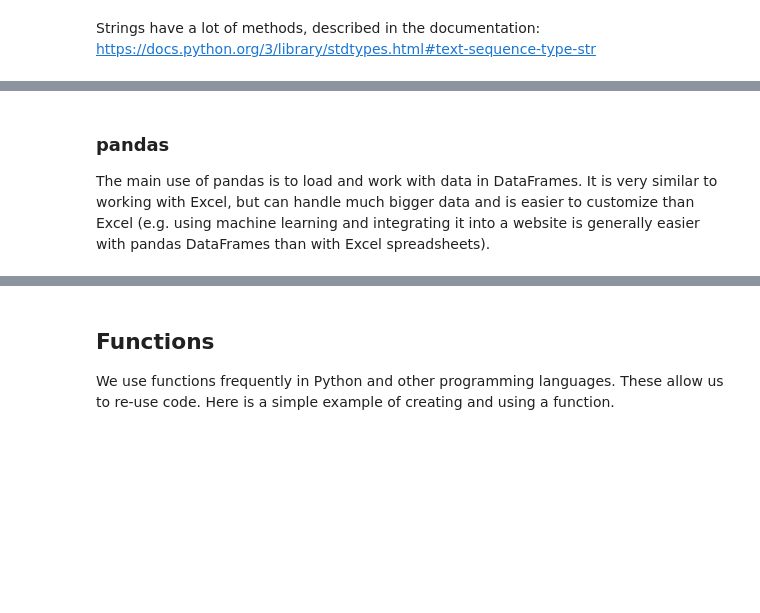
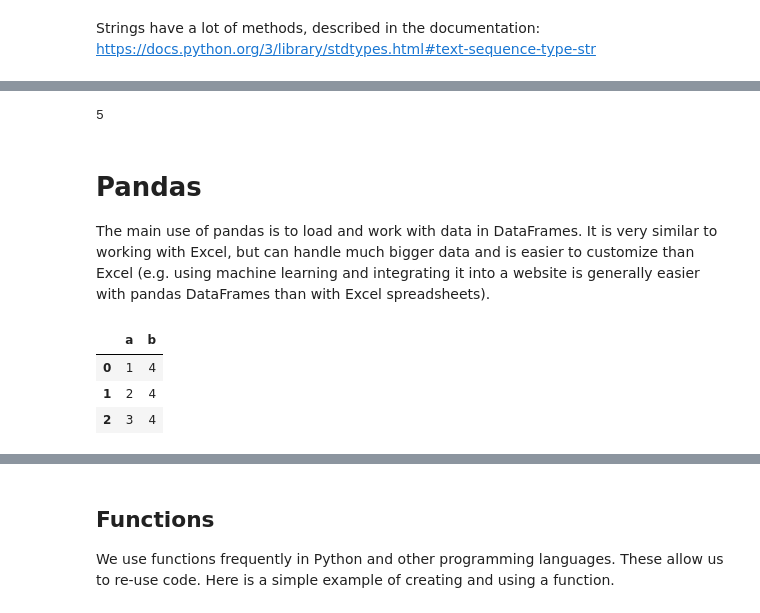
Before and after one commit to bizdataguy/msds600W1, a Jupyter notebook: Intro_Jupyter_Notebook_Python_Exercise.ipynb, the cells around one changed output, grey strips where cells are left out. Cells and saved outputs as stored; diff of their text form; code cells hidden in the pictures; blank space fills up the shorter version.

```diff
--- a/Intro_Jupyter_Notebook_Python_Exercise.ipynb
+++ b/Intro_Jupyter_Notebook_Python_Exercise.ipynb
@@ -109,11 +165,19 @@ np.random.randint(0, 100, (5, 2))
 # %%
 # this returns the average
 np.mean(an_array)
+int(np.mean(an_array))
+# %% [output]
+5
 # %% [markdown]
-### pandas
+# Pandas
 The main use of pandas is to load and work with data in DataFrames.  It is very similar to working with Excel, but can handle much bigger data and is easier to customize than Excel (e.g. using machine learning and integrating it into a website is generally easier with pandas DataFrames than with Excel spreadsheets).
 # %%
 # a dataframe is the basic building block for pandas
-df = pd.DataFrame(data={'col1': [1, 2, 3], 'col2': [4, 4, 4]})
+df = pd.DataFrame(data={'a': [1, 2, 3], 'b': [4, 4, 4]})
 df
+# %% [output]
+|  | a | b |
+| 0 | 1 | 4 |
+| 1 | 2 | 4 |
+| 2 | 3 | 4 |
 # %%
```
Also changed, not shown: parts of 59 cells of this notebook.
